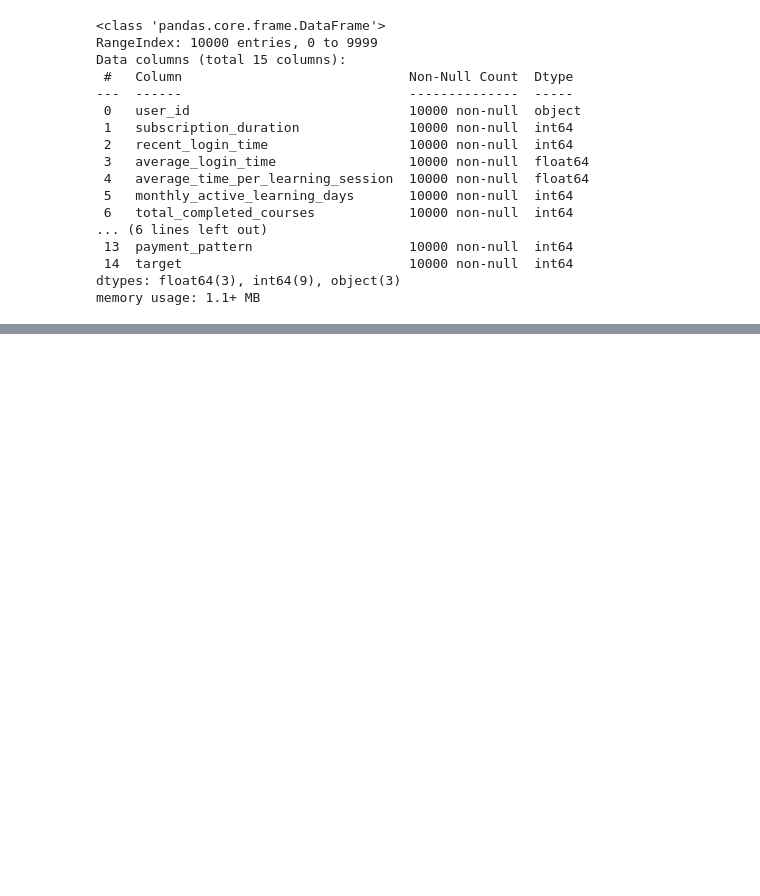
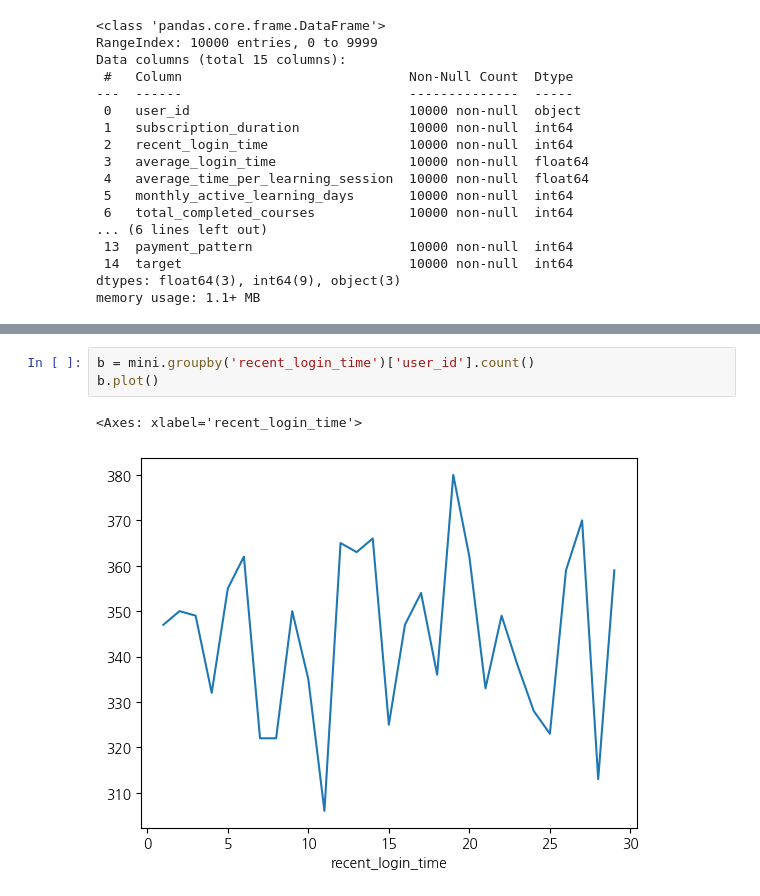
Before and after one commit to Salyeon/wassup3, a Jupyter notebook: 05_Data_Analysis/24.07.08_미니 프로젝트.ipynb, the cells around one changed output, grey strips where cells are left out. Saved outputs shown, nothing was run; the diff lists cells and outputs as text; blank space fills up the shorter version.

```diff
--- a/05_Data_Analysis/24.07.08_미니 프로젝트.ipynb
+++ b/05_Data_Analysis/24.07.08_미니 프로젝트.ipynb
@@ -70,0 +166,6 @@ mini.describe(include='all')
+# %%
+b = mini.groupby('recent_login_time')['user_id'].count()
+b.plot()
+# %% [output]
+<Axes: xlabel='recent_login_time'>
+[figure, added]
```
Also changed, not shown: parts of 16 cells of this notebook, 7 other files.
